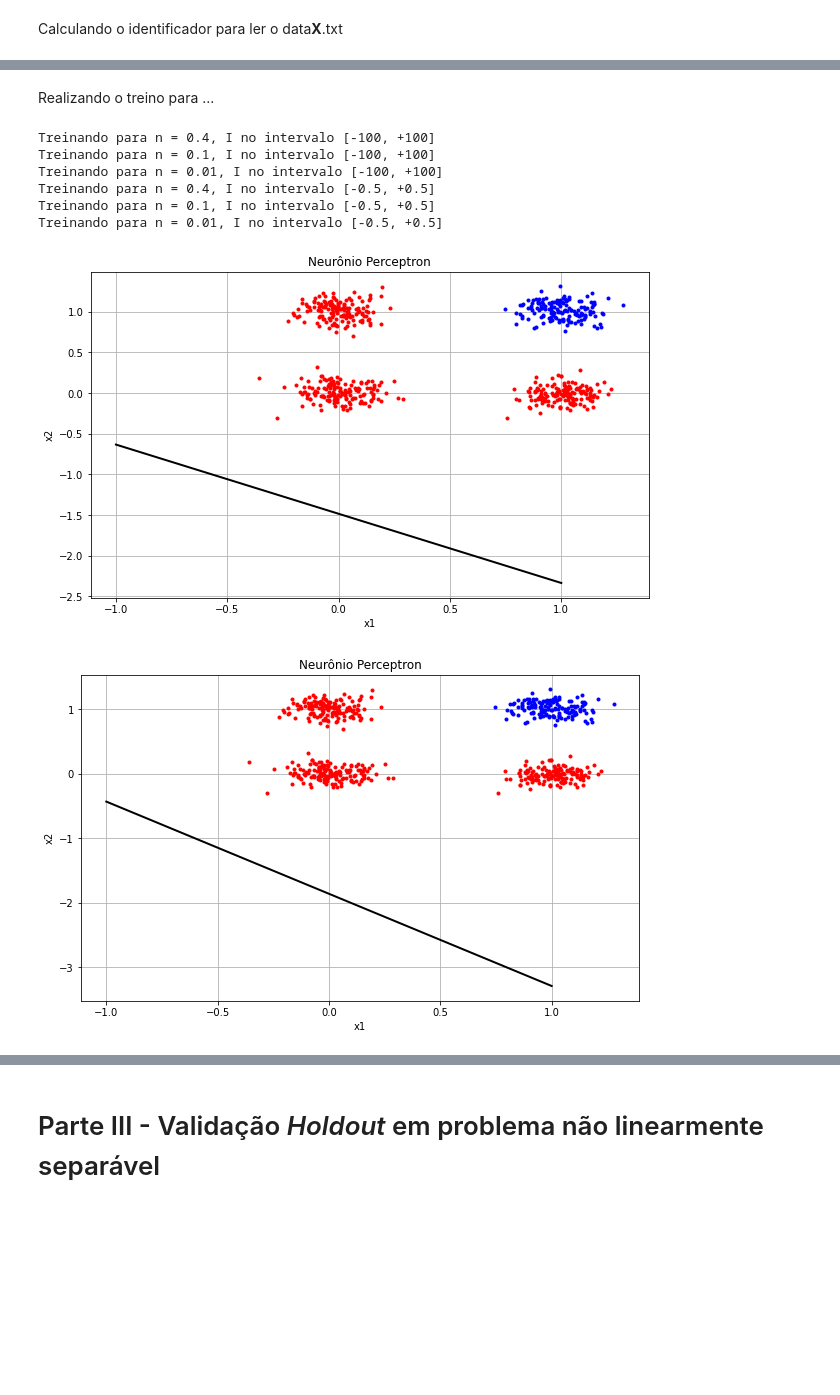
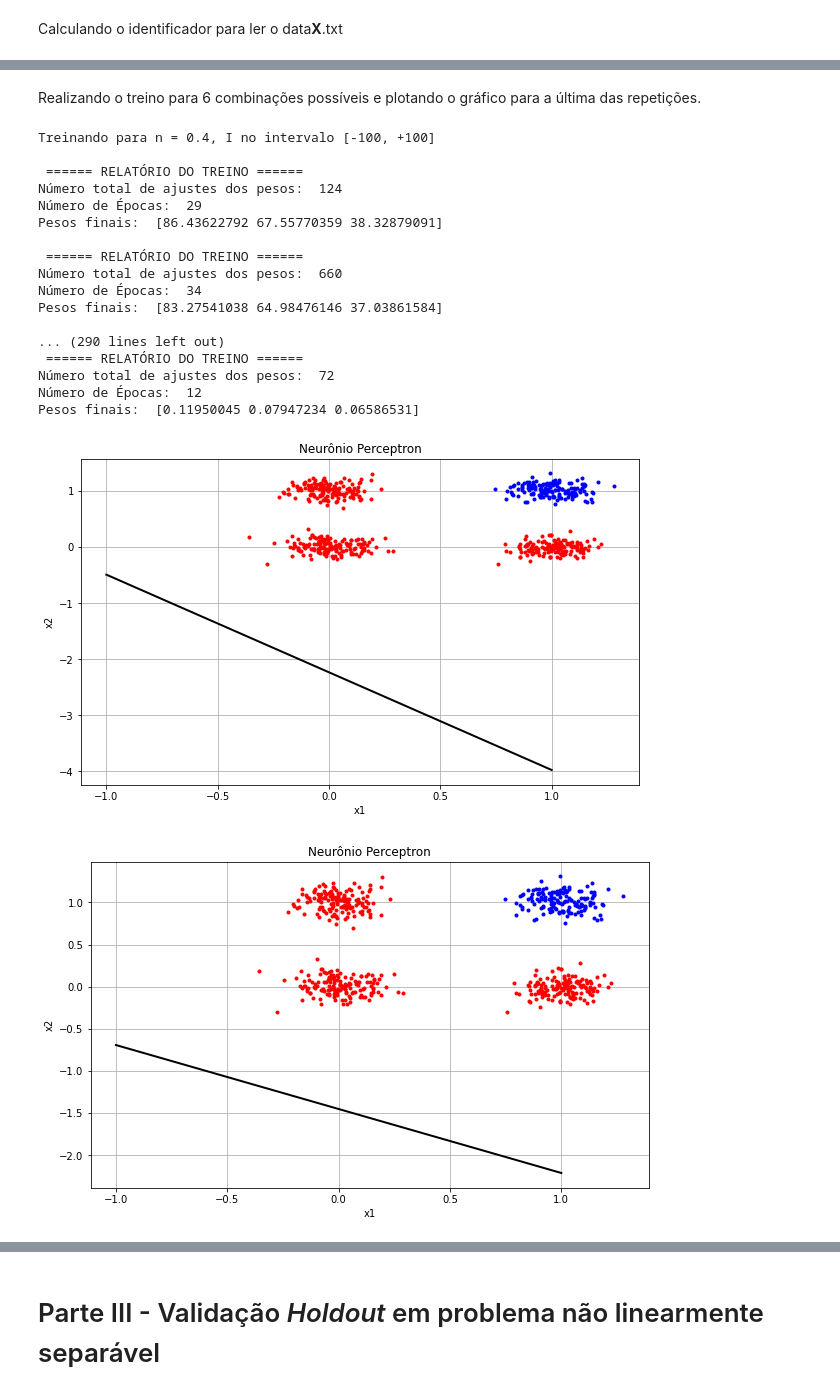
Before and after one commit to willianszwy/Aprendizado-Supervisionado-no-Neuronio-Perceptron, a Jupyter notebook: Perceptron.ipynb, the cells around one changed output, grey strips where cells are left out. Drawn from its saved outputs; the diff is of its cells as text; code cells hidden in the pictures; blank space fills up the shorter version.

```diff
--- a/Perceptron.ipynb
+++ b/Perceptron.ipynb
@@ -182,34 +189,45 @@ exemplos = np.fromfile(caminhoDados()).reshape(-1, 3)
-# %% [markdown]
-Realizando o treino para ...
+# %% [markdown]
+Realizando o treino para 6 combinações possíveis e plotando o gráfico para a última das repetições.
 # %%
 valores_n = [0.4, 0.1, 0.01]
 valores_I = [100, 0.5]
 # %%
 table = PrettyTable(['Taxa de aprendizado', 'Intervalo de pesos', 'Quantidade de ajustes', 'Menor nº de épocas para convergência'])
 
 for I in valores_I:
   for n in valores_n:
     print('Treinando para n = ' + str(n) + ', I no intervalo [-' + str(I) + ', +' + str(I) + ']')
 
     menos_epocas = 100000
     qnt_treino = []
 
     for _ in range(10):
       neuronio = Perceptron(2, -1, n, -1 * I, I)
       stats = neuronio.treinar(exemplos)
 
       qnt_treino.append(stats[0])
 
       if(stats[1] < menos_epocas) :
           menos_epocas = stats[1]
     neuronio.plot_data(exemplos, -1, 1)
-    table.add_row(['n=' + str(n), '(-' + str(I) + ', -' + str(I) + ')', str(stt.mean(qnt_treino)) + ' +- ' + str(stt.stdev(qnt_treino)), str(menos_epocas)])
+    table.add_row(['n=' + str(n), '(-' + str(I) + ', +' + str(I) + ')', str(stt.mean(qnt_treino)) + ' +- ' + str(stt.stdev(qnt_treino)), str(menos_epocas)])
 # %% [output]
 Treinando para n = 0.4, I no intervalo [-100, +100]
-Treinando para n = 0.1, I no intervalo [-100, +100]
-Treinando para n = 0.01, I no intervalo [-100, +100]
-Treinando para n = 0.4, I no intervalo [-0.5, +0.5]
-Treinando para n = 0.1, I no intervalo [-0.5, +0.5]
-Treinando para n = 0.01, I no intervalo [-0.5, +0.5]
+
+ ====== RELATÓRIO DO TREINO ======
+Número total de ajustes dos pesos:  124
+Número de Épocas:  29
+Pesos finais:  [86.43622792 67.55770359 38.32879091]
+
+ ====== RELATÓRIO DO TREINO ======
+Número total de ajustes dos pesos:  660
+Número de Épocas:  34
+Pesos finais:  [83.27541038 64.98476146 37.03861584]
+
+... (290 lines left out)
+ ====== RELATÓRIO DO TREINO ======
+Número total de ajustes dos pesos:  72
+Número de Épocas:  12
+Pesos finais:  [0.11950045 0.07947234 0.06586531]
-[figure, old version]
+[figure, new version]
-[figure, old version]
+[figure, new version]
```
Also changed, not shown: parts of 19 cells of this notebook.
